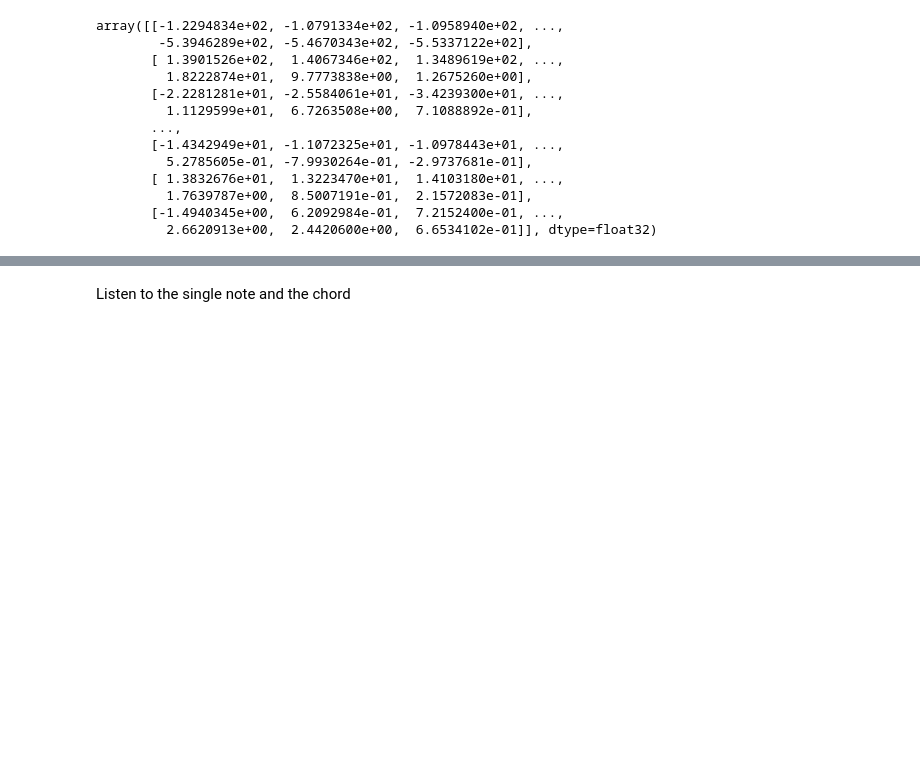
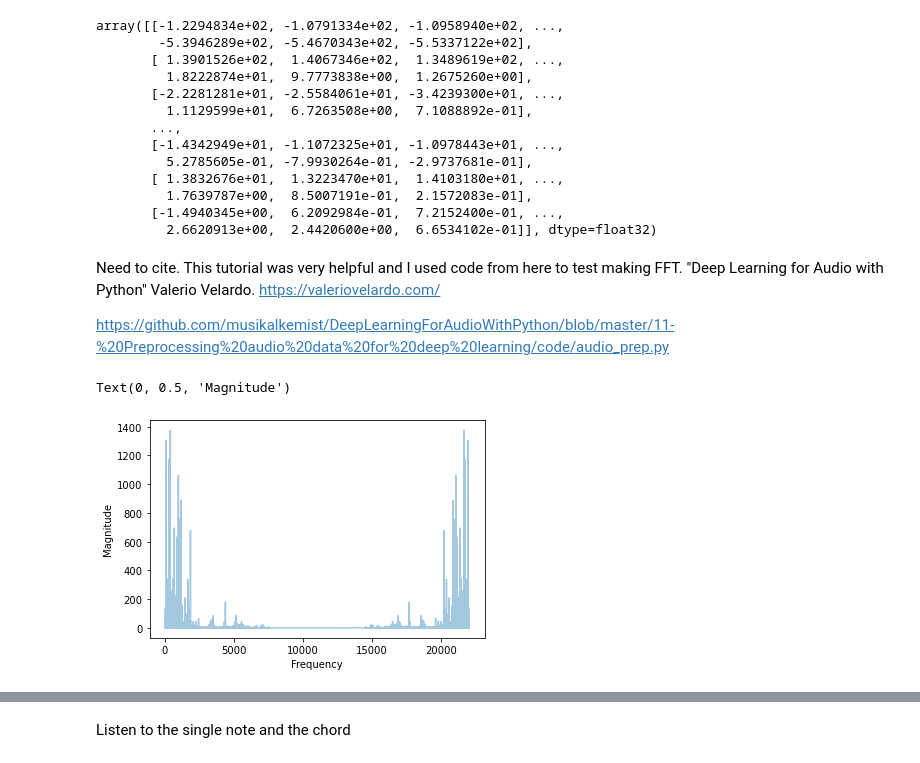
Before and after one commit to apalermo01/music-analysis, a Jupyter notebook: echorne/nsynth.ipynb, the cells around one changed output, grey strips where cells are left out. Cells and saved outputs as stored; diff of their text form; code cells hidden in the pictures; blank space fills up the shorter version.

```diff
--- a/echorne/nsynth.ipynb
+++ b/echorne/nsynth.ipynb
@@ -158,3 +158,26 @@ array([[-1.2294834e+02, -1.0791334e+02, -1.0958940e+02, ...,
          1.7639787e+00,  8.5007191e-01,  2.1572083e-01],
        [-1.4940345e+00,  6.2092984e-01,  7.2152400e-01, ...,
          2.6620913e+00,  2.4420600e+00,  6.6534102e-01]], dtype=float32)
+# %% [markdown]
+Need to cite. This tutorial was very helpful and I used code from here to test making FFT.
+"Deep Learning for Audio with Python" Valerio Velardo. https://valeriovelardo.com/
+
+https://github.com/musikalkemist/DeepLearningForAudioWithPython/blob/master/11-%20Preprocessing%20audio%20data%20for%20deep%20learning/code/audio_prep.py
+# %%
+# FFT -> power spectrum
+# perform Fourier transform
+fft = np.fft.fft(y)
+
+# calculate abs values on complex numbers to get magnitude
+spectrum = np.abs(fft)
+
+# create frequency variable
+f = np.linspace(0, sr, len(spectrum))
+# %%
+plt.clf()
+plt.plot(f, spectrum, alpha=0.4)
+plt.xlabel("Frequency")
+plt.ylabel("Magnitude")
+# %% [output]
+Text(0, 0.5, 'Magnitude')
+[figure, added]
```
Also changed, not shown: parts of 7 cells of this notebook.
